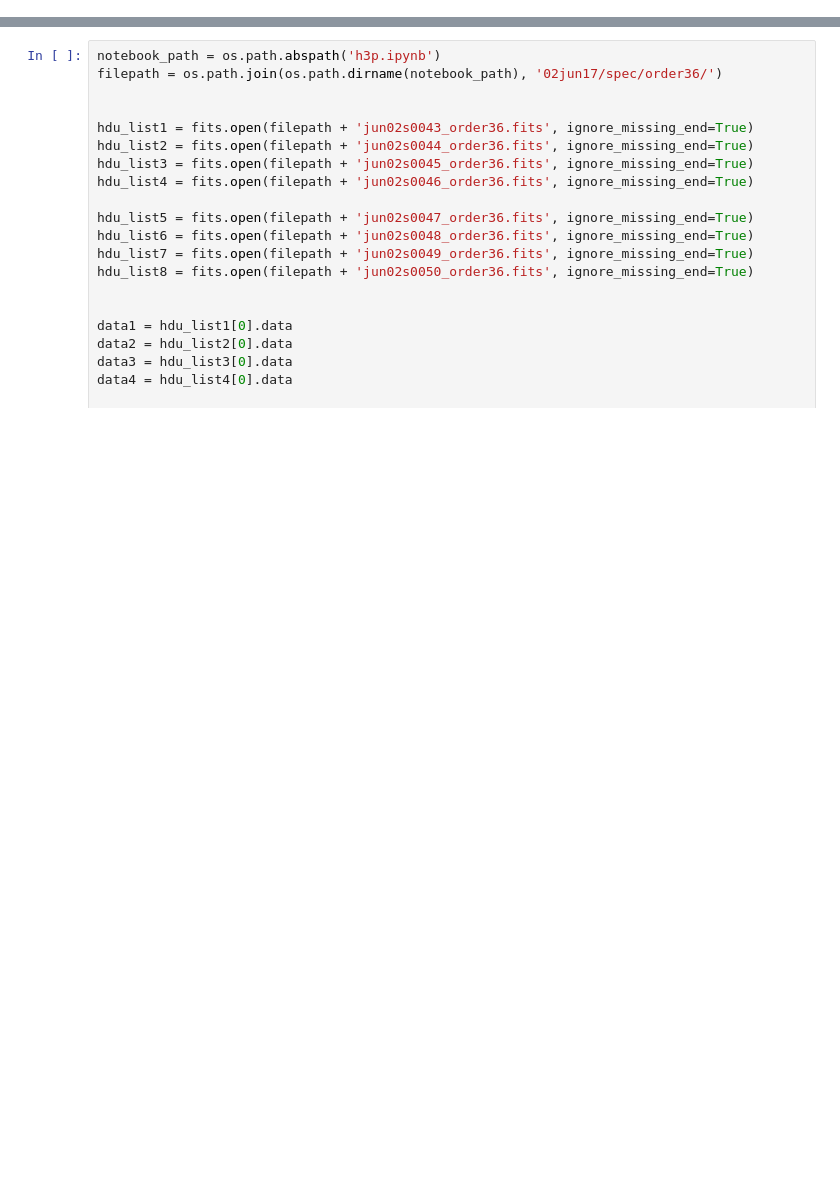
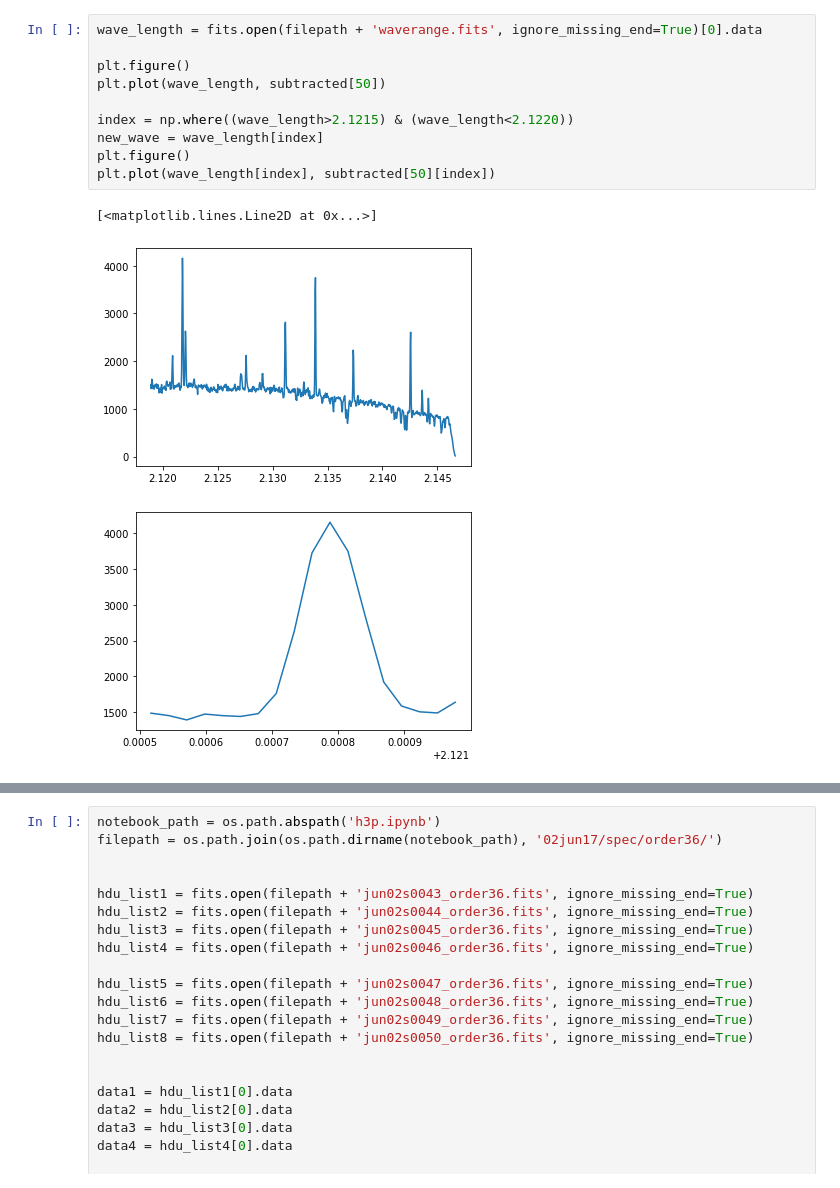
Before and after one commit to ruoyanwangdr/Dynamics-of-Jovian-Infrared-Auroral-Ionosphere-and-Thermosphere, a Jupyter notebook: h3p.ipynb, the cells around one changed output, grey strips where cells are left out. Saved outputs shown, nothing was run; the diff lists cells and outputs as text; blank space fills up the shorter version.

```diff
--- a/h3p.ipynb
+++ b/h3p.ipynb
@@ -8,0 +41,14 @@ warnings.filterwarnings('ignore')
+# %%
+wave_length = fits.open(filepath + 'waverange.fits', ignore_missing_end=True)[0].data
+
+plt.figure()
+plt.plot(wave_length, subtracted[50])
+
+index = np.where((wave_length>2.1215) & (wave_length<2.1220))
+new_wave = wave_length[index]
+plt.figure()
+plt.plot(wave_length[index], subtracted[50][index])
+# %% [output]
+[<matplotlib.lines.Line2D at 0x...>]
+[figure, added]
+[figure, added]
```
Also changed, not shown: parts of 10 cells of this notebook.
